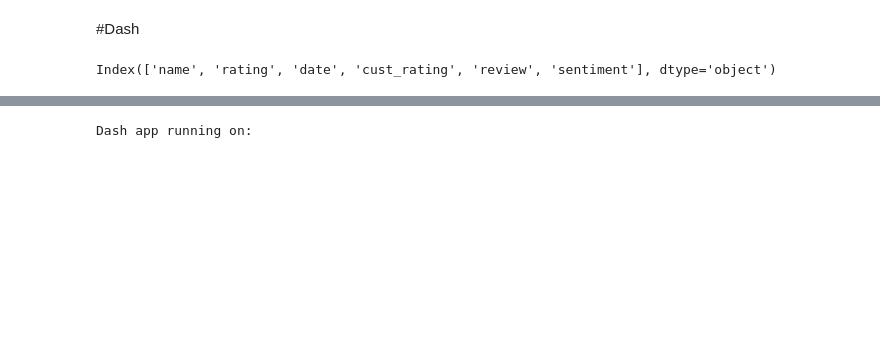
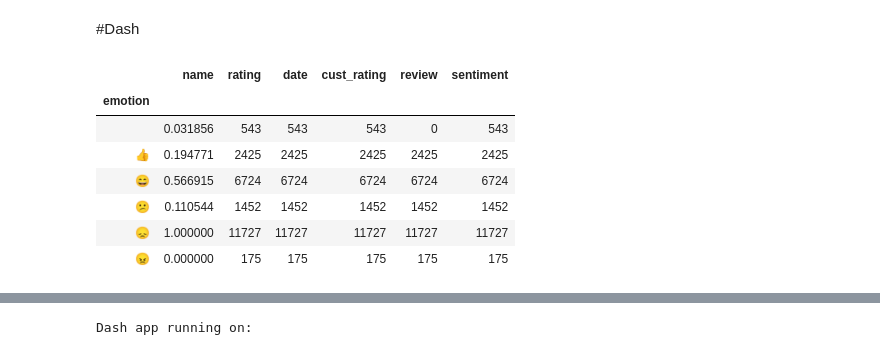
Before and after one commit to AbshkPskr/Zomato-Reviews-Analysis, a Jupyter notebook: z_graphs.ipynb, the cells around one changed output, grey strips where cells are left out. Drawn from its saved outputs; the diff is of its cells as text; code cells hidden in the pictures; blank space fills up the shorter version.

```diff
--- a/z_graphs.ipynb
+++ b/z_graphs.ipynb
@@ -229,18 +270,22 @@ from torchmoji.global_variables import PRETRAINED_PATH, VOCAB_PATH
 from torchmoji.sentence_tokenizer import SentenceTokenizer
 from torchmoji.model_def import torchmoji_emojis
 
-EMOJIS = ":joy: :unamused: :weary: :sob: :heart_eyes: :pensive: :ok_hand: :blush: :heart: :smirk: :grin: :notes: :flushed: :100: :sleeping: :relieved: :relaxed: :raised_hands: :two_hearts: :expressionless: :sweat_smile: :pray: :confused: :kissing_heart: :heartbeat: :neutral_face: :information_desk_person: :disappointed: :see_no_evil: :tired_face: :v: :sunglasses: :rage: :thumbsup: :cry: :sleepy: :yum: :triumph: :hand: :mask: :clap: :eyes: :gun: :persevere: :smiling_imp: :sweat: :broken_heart: :yellow_heart: :musical_note: :speak_no_evil: :wink: :skull: :confounded: :smile: :stuck_out_tongue_winking_eye: :angry: :no_good: :muscle: :facepunch: :purple_heart: :sparkling_heart: :blue_heart: :grimacing: :sparkles:".split(' ')
+# EMOJIS1 = ":joy: :unamused: :weary: :sob: :heart_eyes: :pensive: :ok_hand: :blush: :heart: :smirk: :grin: :notes: :flushed: :100: :sleeping: :relieved: :relaxed: :raised_hands: :two_hearts: :expressionless: :sweat_smile: :pray: :confused: :kissing_heart: :heartbeat: :neutral_face: :information_desk_person: :disappointed: :see_no_evil: :tired_face: :v: :sunglasses: :rage: :thumbsup: :cry: :sleepy: :yum: :triumph: :hand: :mask: :clap: :eyes: :gun: :persevere: :smiling_imp: :sweat: :broken_heart: :yellow_heart: :musical_note: :speak_no_evil: :wink: :skull: :confounded: :smile: :stuck_out_tongue_winking_eye: :angry: :no_good: :muscle: :facepunch: :purple_heart: :sparkling_heart: :blue_heart: :grimacing: :sparkles:".split(' ')
+EMOJIS = ":disappointed: :disappointed: :disappointed: :smile: :disappointed: :thumbsup: :smile: :smile: :smile: :smile: :smile: :confused: :smile: :disappointed: :smile: :smile: :thumbsup: :smile: :disappointed: :confused: :disappointed: :confused: :smile: :smile: :disappointed: :thumbsup: :disappointed: :smile: :disappointed: :thumbsup: :smile: :angry: :thumbsup: :disappointed: :disappointed: :smile: :smile: :angry: :thumbsup: :thumbsup: :disappointed: :disappointed: :angry: :angry: :disappointed: :disappointed: :smile: :smile: :thumbsup: :smile: :confused: :angry: :smile: :thumbsup: :angry: :disappointed: :thumbsup: :disappointed: :smile: :smile: :smile: :thumbsup: :thumbsup: :smile:".split(' ')
+
 model = torchmoji_emojis(PRETRAINED_PATH)
+
 with open(VOCAB_PATH, 'r') as f:
   vocabulary = json.load(f)
 st = SentenceTokenizer(vocabulary, 30)
-def deepmojify(sentence,top_n =5):
-    def top_elements(array, k):
-            ind = np.argpartition(array, -k)[-k:]
-            return ind[np.argsort(array[ind])][::-1]
-    tokenized, _, _ = st.tokenize_sentences([sentence])
+
+def deepmojify(sentence,top_n = 5):
+    print(sentence)
+    if pd.isna(sentence): return ""
+    sentence  = unidecode(sentence)
+    tokenized, _ ,_ = st.tokenize_sentences([sentence])
     prob = model(tokenized)[0]
-    emoji_ids = top_elements(prob, top_n)
+    ind = np.argpartition(prob, -top_n)[-top_n:]
+    emoji_ids = ind[np.argsort(prob[ind])][::-1]
     emojis = map(lambda x: EMOJIS[x], emoji_ids)
-    #   print({' '.join(emojis)})
-    return emoji.emojize(f"{sentence} {' '.join(emojis)}", use_aliases=True)
+    return emoji.emojize(f" {' '.join(emojis)}", use_aliases=True)
@@ -251,0 +296,2 @@ heart
+# %%
+df['emotion'] = [deepmojify(rev, top_n = 1) for rev in df['review']]
@@ -257,4 +321,17 @@ for _ in df[df.name == 'Local']['review'][50:100].to_list():
 # %% [markdown]
 #Dash
+# %%
+da = df.groupby('emotion').count()
+da.name = (da.name - min(da.name))/(max(da.name) - min(da.name))
+da
+# %% [output]
+|  | name | rating | date | cust_rating | review | sentiment |
+| emotion |  |  |  |  |  |  |
+|  | 0.031856 | 543 | 543 | 543 | 0 | 543 |
+| 👍 | 0.194771 | 2425 | 2425 | 2425 | 2425 | 2425 |
+| 😄 | 0.566915 | 6724 | 6724 | 6724 | 6724 | 6724 |
+| 😕 | 0.110544 | 1452 | 1452 | 1452 | 1452 | 1452 |
+| 😞 | 1.000000 | 11727 | 11727 | 11727 | 11727 | 11727 |
+| 😠 | 0.000000 | 175 | 175 | 175 | 175 | 175 |
 # %%
 !pip install emoji -q
@@ -277,7 +351,3 @@ if not os.path.exists('assets'):
 sc = open("assets/style.css","w")
 sc.write(stylecss)
 sc.close()
-# %%
-df.columns
-# %% [output]
-Index(['name', 'rating', 'date', 'cust_rating', 'review', 'sentiment'], dtype='object')
```
Also changed, not shown: parts of 13 cells of this notebook.
